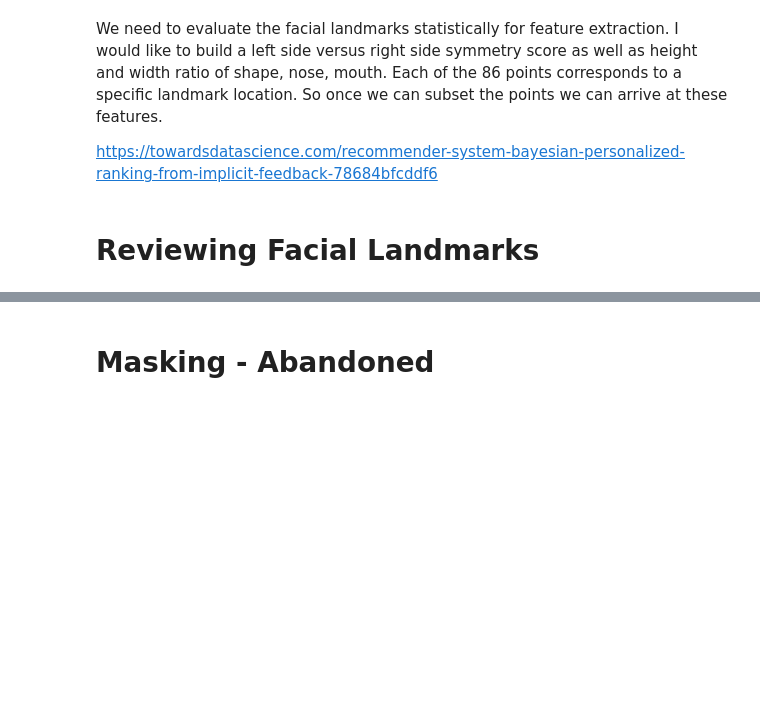
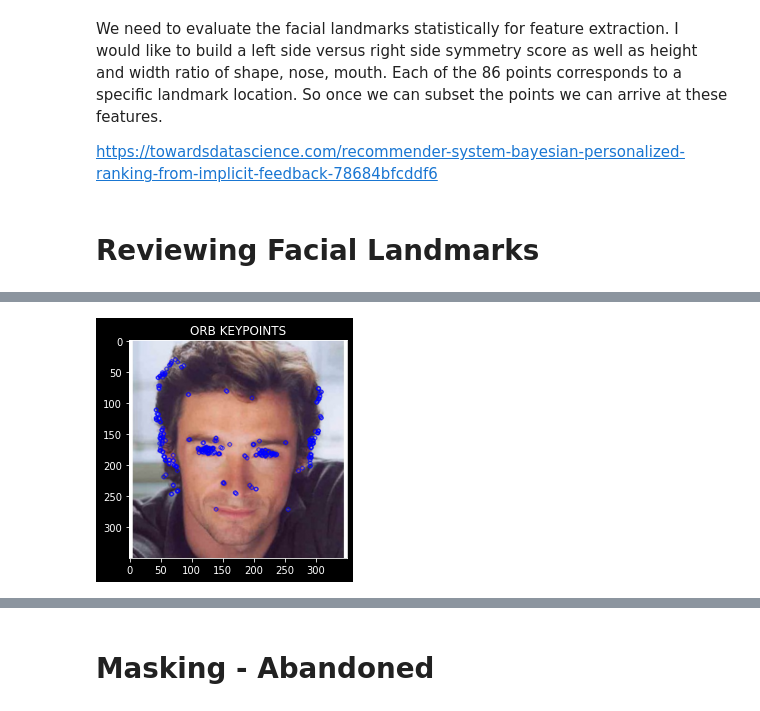
Before and after one commit to adityahpatel/milestone2_dating_and_beauty, a Jupyter notebook: eda_feature_engineering.ipynb, the cells around one changed output, grey strips where cells are left out. Drawn from its saved outputs; the diff is of its cells as text; code cells hidden in the pictures; blank space fills up the shorter version.

```diff
--- a/eda_feature_engineering.ipynb
+++ b/eda_feature_engineering.ipynb
@@ -144,0 +225,8 @@ cv2.destroyAllWindows()
+# %%
+# here we show the SIFT keypoints
+imageresult = cv2.drawKeypoints(img, keypoints, None, color=(255,0,0), flags=0)
+plt.imshow(cv2.cvtColor(imageresult, cv2.COLOR_BGR2RGB))
+plt.title('ORB KEYPOINTS')
+plt.show()
+# %% [output]
+[figure, added]
```
Also changed, not shown: parts of 34 cells of this notebook, 2 other files.
